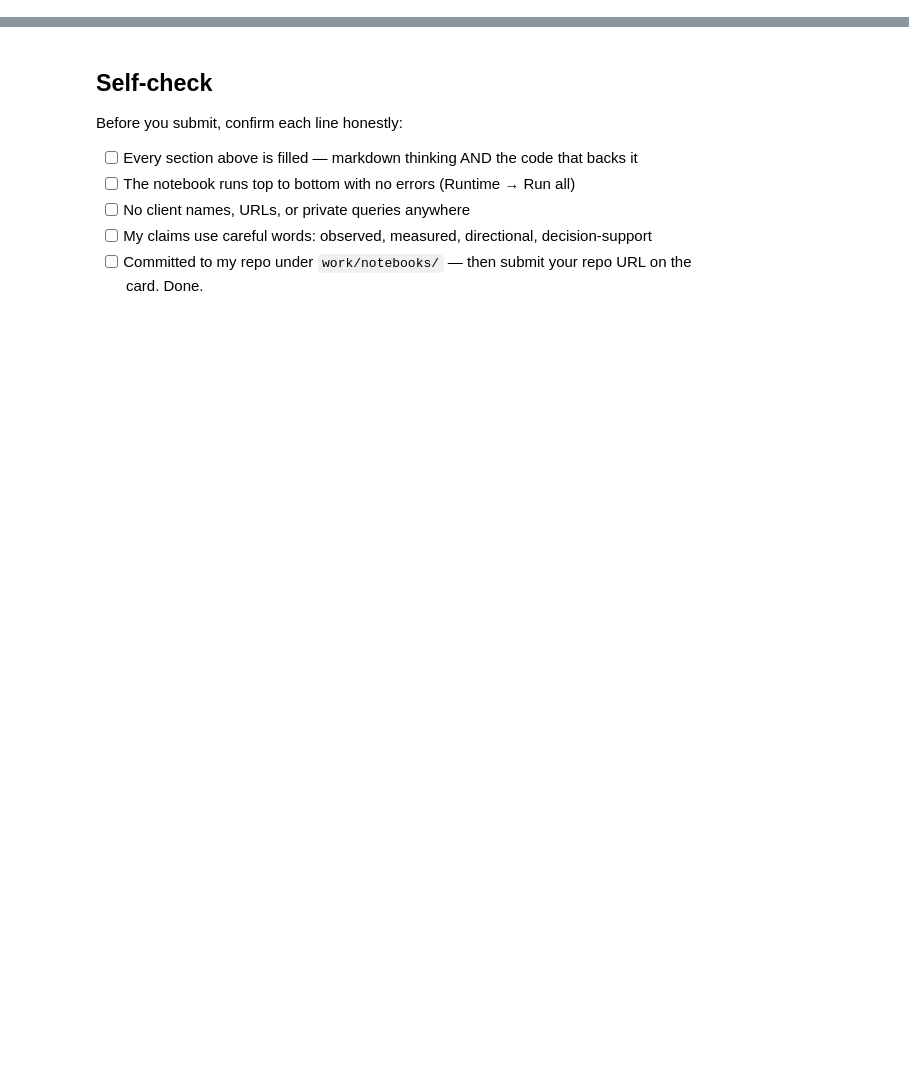
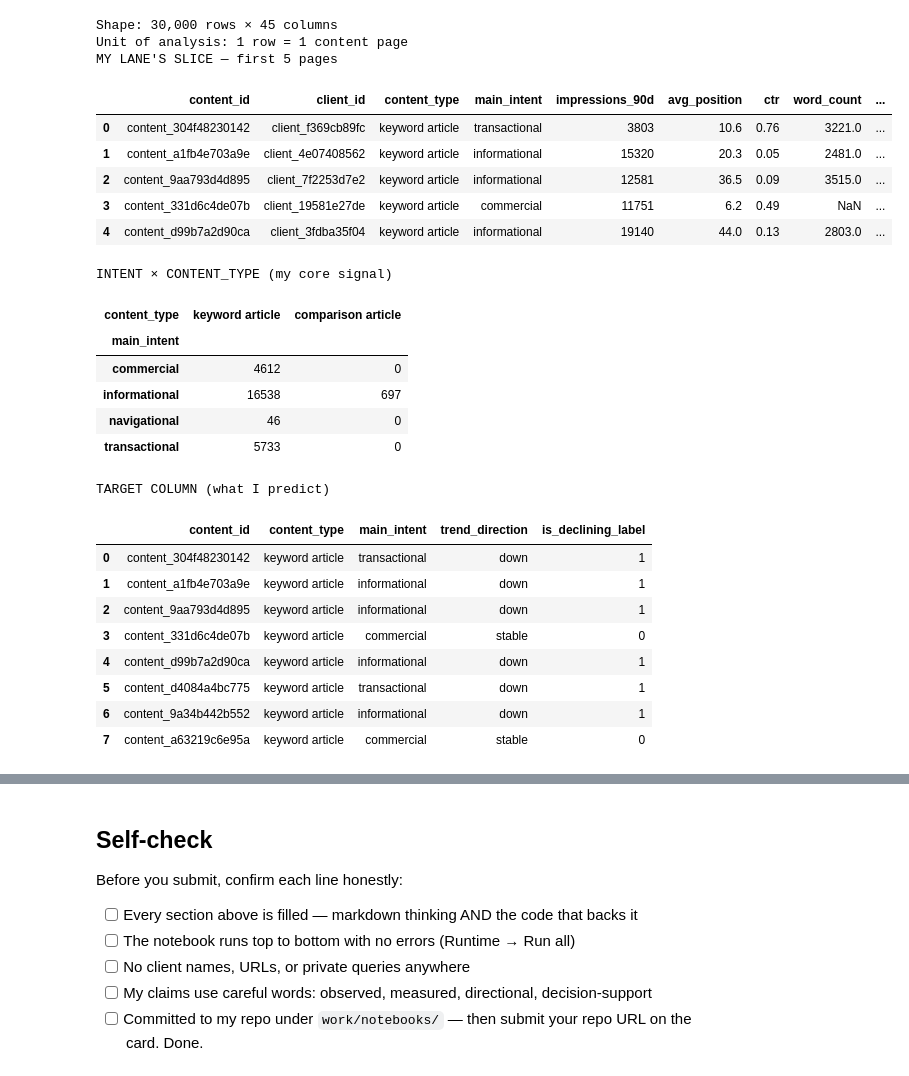
Before and after one commit to Zoye-J/FlyRank--MachineLearning, a Jupyter notebook: work/notebooks/w02_ml_task_framing.ipynb, the cells around one changed output, grey strips where cells are left out. Drawn from its saved outputs; the diff is of its cells as text; code cells hidden in the pictures; blank space fills up the shorter version.

```diff
--- a/work/notebooks/w02_ml_task_framing.ipynb
+++ b/work/notebooks/w02_ml_task_framing.ipynb
@@ -43,0 +192,60 @@ This skeleton is yours to fill. Work the sections **in order** — each one has
+# %%
+# Loading the lane's slice and showing the unit of analysis
+
+import pandas as pd
+import numpy as np
+
+df = pd.read_csv("content_refresh_anonymized.csv")
+df["is_declining_label"] = df["trend_direction"].str.lower().eq("down").astype(int)
+
+# Lane-relevant columns
+lane_cols = [
+    "content_id", "client_id",
+    "content_type", "main_intent",                # intent-content signal
+    "impressions_90d", "avg_position", "ctr",     # performance
+    "word_count", "content_age_days",             # content attributes
+    "trend_direction", "is_declining_label"       # observed outcome + target
+]
+
+print(f"Shape: {df.shape[0]:,} rows × {df.shape[1]} columns")
+print(f"Unit of analysis: 1 row = 1 content page")
+
+print("MY LANE'S SLICE — first 5 pages")
+
+display(df[lane_cols].head())
+
+
+print("INTENT × CONTENT_TYPE (my core signal)")
+display(df.groupby(["main_intent", "content_type"]).size().unstack(fill_value=0))
+
+
+print("TARGET COLUMN (what I predict)")
+display(df[["content_id", "content_type", "main_intent",
+            "trend_direction", "is_declining_label"]].head(8))
+# %% [output]
+Shape: 30,000 rows × 45 columns
+Unit of analysis: 1 row = 1 content page
+MY LANE'S SLICE — first 5 pages
+|  | content_id | client_id | content_type | main_intent | impressions_90d | avg_position | ctr | word_count | ... |
+| 0 | content_304f48230142 | client_f369cb89fc | keyword article | transactional | 3803 | 10.6 | 0.76 | 3221.0 | ... |
+| 1 | content_a1fb4e703a9e | client_4e07408562 | keyword article | informational | 15320 | 20.3 | 0.05 | 2481.0 | ... |
+| 2 | content_9aa793d4d895 | client_7f2253d7e2 | keyword article | informational | 12581 | 36.5 | 0.09 | 3515.0 | ... |
+| 3 | content_331d6c4de07b | client_19581e27de | keyword article | commercial | 11751 | 6.2 | 0.49 | NaN | ... |
+| 4 | content_d99b7a2d90ca | client_3fdba35f04 | keyword article | informational | 19140 | 44.0 | 0.13 | 2803.0 | ... |
+INTENT × CONTENT_TYPE (my core signal)
+| content_type | keyword article | comparison article |
+| main_intent |  |  |
+| commercial | 4612 | 0 |
+| informational | 16538 | 697 |
+| navigational | 46 | 0 |
+| transactional | 5733 | 0 |
+TARGET COLUMN (what I predict)
+|  | content_id | content_type | main_intent | trend_direction | is_declining_label |
+| 0 | content_304f48230142 | keyword article | transactional | down | 1 |
+| 1 | content_a1fb4e703a9e | keyword article | informational | down | 1 |
+| 2 | content_9aa793d4d895 | keyword article | informational | down | 1 |
+| 3 | content_331d6c4de07b | keyword article | commercial | stable | 0 |
+| 4 | content_d99b7a2d90ca | keyword article | informational | down | 1 |
+| 5 | content_d4084a4bc775 | keyword article | transactional | down | 1 |
+| 6 | content_9a34b442b552 | keyword article | informational | down | 1 |
+| 7 | content_a63219c6e95a | keyword article | commercial | stable | 0 |
```
Also changed, not shown: parts of 19 cells of this notebook.
